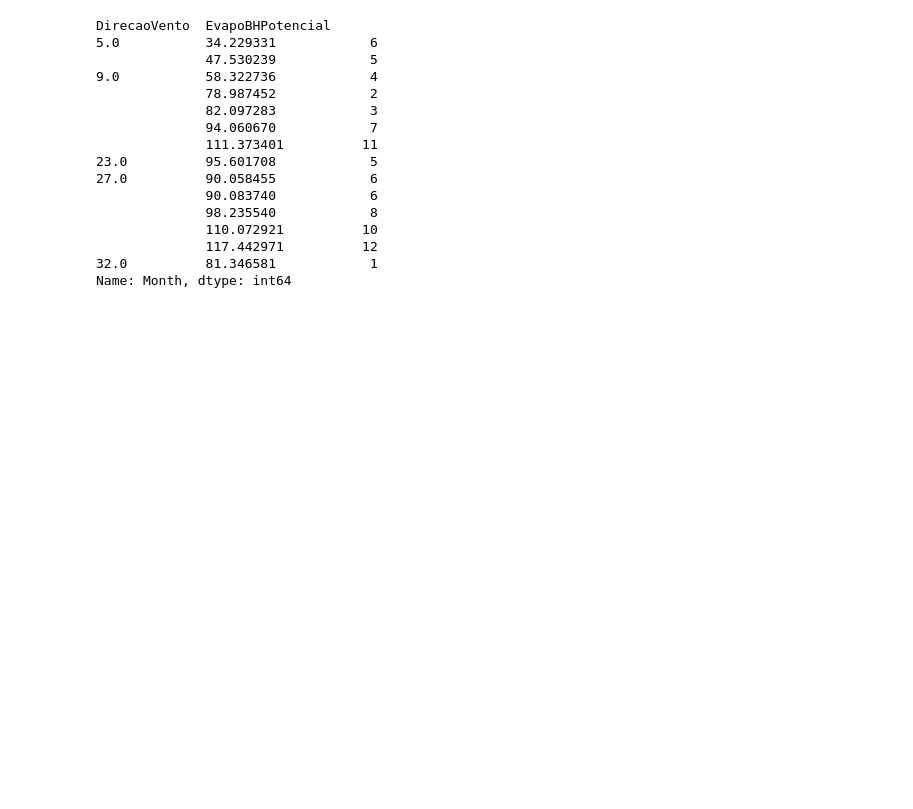
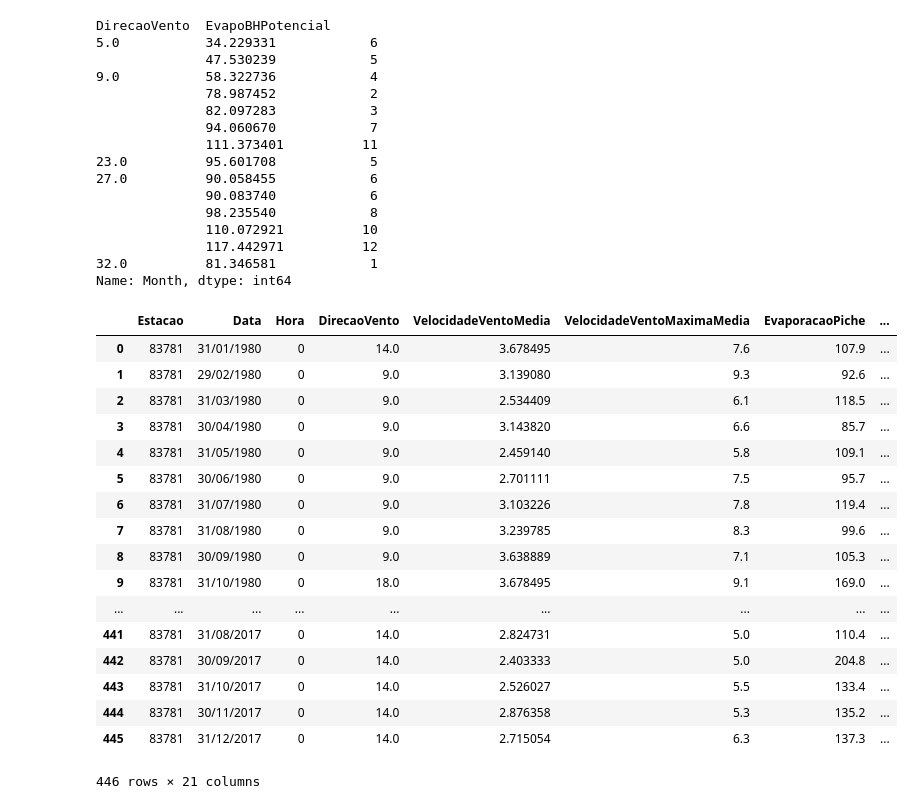
Before and after one commit to TurcoDick/weather, a Jupyter notebook: code/Aquecimento global não existe?.ipynb, the cells around one changed output. Cells and saved outputs as stored; diff of their text form; code cells hidden in the pictures; blank space fills up the shorter version.

Commit message:
Pensei melhor e vou começar com o dataset de São Paulo, por que ele tem menos dados faltantes, e depois volto para o de Campos do jordão

```diff
--- a/code/Aquecimento global não existe?.ipynb
+++ b/code/Aquecimento global não existe?.ipynb
@@ -294,3 +295,25 @@ DirecaoVento  EvapoBHPotencial
               117.442971          12
 32.0          81.346581            1
 Name: Month, dtype: int64
+# %%
+df_data_sp = pd.read_csv("../datasets/sao paulo/dados_clima_sao_paulo.csv", sep=";")
+df_data_sp
+# %% [output]
+|  | Estacao | Data | Hora | DirecaoVento | VelocidadeVentoMedia | VelocidadeVentoMaximaMedia | EvaporacaoPiche | ... |
+| 0 | 83781 | 31/01/1980 | 0 | 14.0 | 3.678495 | 7.6 | 107.9 | ... |
+| 1 | 83781 | 29/02/1980 | 0 | 9.0 | 3.139080 | 9.3 | 92.6 | ... |
+| 2 | 83781 | 31/03/1980 | 0 | 9.0 | 2.534409 | 6.1 | 118.5 | ... |
+| 3 | 83781 | 30/04/1980 | 0 | 9.0 | 3.143820 | 6.6 | 85.7 | ... |
+| 4 | 83781 | 31/05/1980 | 0 | 9.0 | 2.459140 | 5.8 | 109.1 | ... |
+| 5 | 83781 | 30/06/1980 | 0 | 9.0 | 2.701111 | 7.5 | 95.7 | ... |
+| 6 | 83781 | 31/07/1980 | 0 | 9.0 | 3.103226 | 7.8 | 119.4 | ... |
+| 7 | 83781 | 31/08/1980 | 0 | 9.0 | 3.239785 | 8.3 | 99.6 | ... |
+| 8 | 83781 | 30/09/1980 | 0 | 9.0 | 3.638889 | 7.1 | 105.3 | ... |
+| 9 | 83781 | 31/10/1980 | 0 | 18.0 | 3.678495 | 9.1 | 169.0 | ... |
+| ... | ... | ... | ... | ... | ... | ... | ... | ... |
+| 441 | 83781 | 31/08/2017 | 0 | 14.0 | 2.824731 | 5.0 | 110.4 | ... |
+| 442 | 83781 | 30/09/2017 | 0 | 14.0 | 2.403333 | 5.0 | 204.8 | ... |
+| 443 | 83781 | 31/10/2017 | 0 | 14.0 | 2.526027 | 5.5 | 133.4 | ... |
+| 444 | 83781 | 30/11/2017 | 0 | 14.0 | 2.876358 | 5.3 | 135.2 | ... |
+| 445 | 83781 | 31/12/2017 | 0 | 14.0 | 2.715054 | 6.3 | 137.3 | ... |
+446 rows × 21 columns
```
Also changed, not shown: parts of 2 cells of this notebook, 1 other file.
